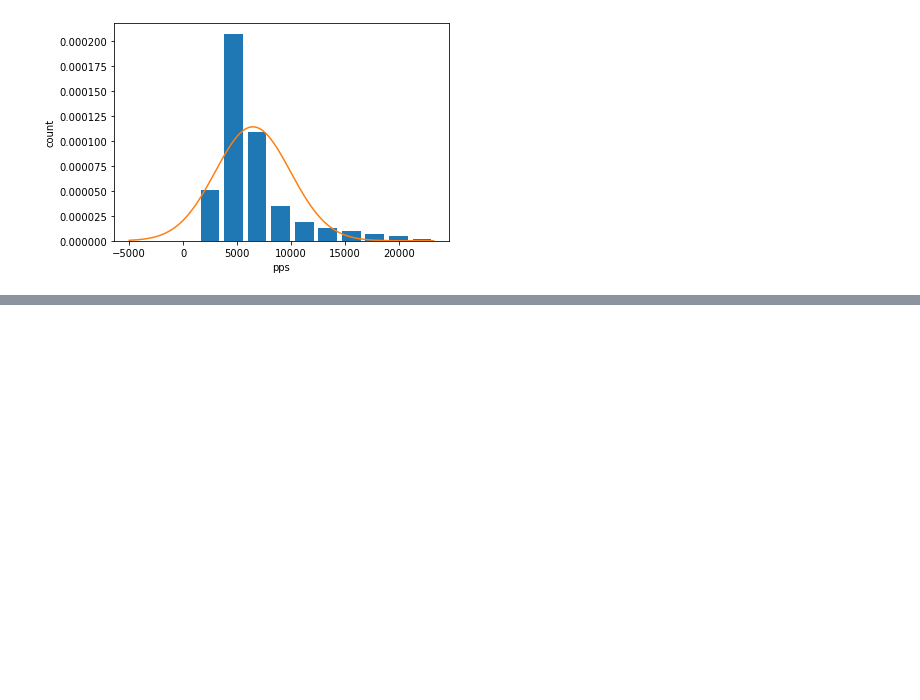
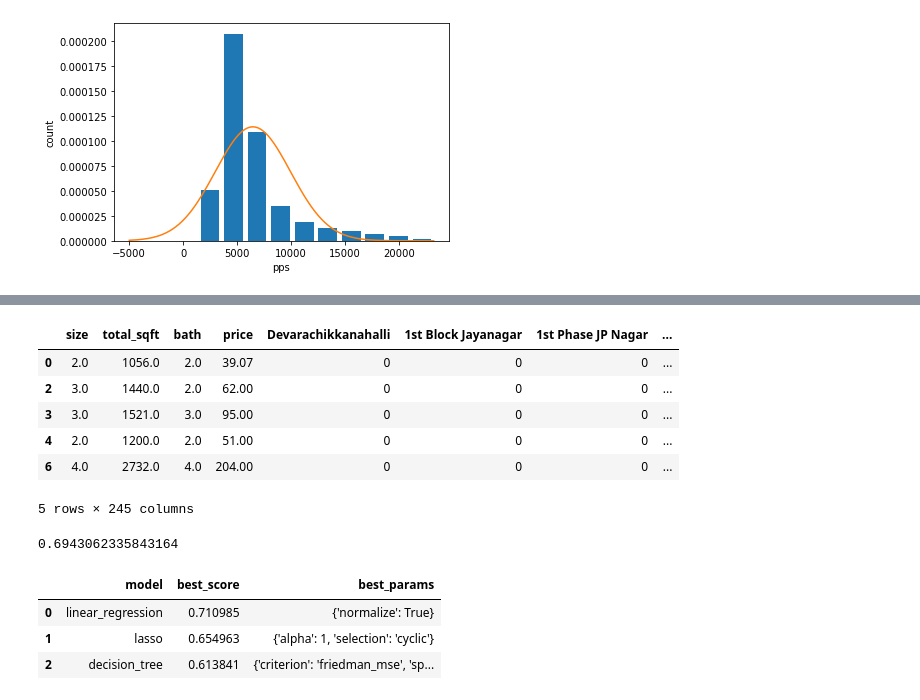
Before and after one commit to HarshitJain28/py, a Jupyter notebook: project1/Bengaluru_House_Pricing.ipynb, the cells around one changed output, grey strips where cells are left out. Saved outputs shown, nothing was run; the diff lists cells and outputs as text; code cells hidden in the pictures; blank space fills up the shorter version.

Commit message:
Model_built_Project1

```diff
--- a/project1/Bengaluru_House_Pricing.ipynb
+++ b/project1/Bengaluru_House_Pricing.ipynb
@@ -290,0 +382,11 @@ plt.plot(rng,norm.pdf(rng,df5.price_per_sqft.mean(),df5.price_per_sqft.std()))
+# %%
+df8 = pd.concat([df7.drop(['location'],axis='columns'),dummies.drop(['Other'],axis='columns')],axis='columns')
+df8.head()
+# %% [output]
+|  | size | total_sqft | bath | price | Devarachikkanahalli | 1st Block Jayanagar | 1st Phase JP Nagar | ... |
+| 0 | 2.0 | 1056.0 | 2.0 | 39.07 | 0 | 0 | 0 | ... |
+| 2 | 3.0 | 1440.0 | 2.0 | 62.00 | 0 | 0 | 0 | ... |
+| 3 | 3.0 | 1521.0 | 3.0 | 95.00 | 0 | 0 | 0 | ... |
+| 4 | 2.0 | 1200.0 | 2.0 | 51.00 | 0 | 0 | 0 | ... |
+| 6 | 4.0 | 2732.0 | 4.0 | 204.00 | 0 | 0 | 0 | ... |
+5 rows × 245 columns
@@ -290,0 +399,55 @@ plt.plot(rng,norm.pdf(rng,df5.price_per_sqft.mean(),df5.price_per_sqft.std()))
+# %%
+from sklearn.linear_model import LinearRegression
+model_lr = LinearRegression()
+model_lr.fit(X_train,y_train)
+model_lr.score(X_test,y_test)
+# %% [output]
+0.6943062335843164
+# %%
+from sklearn.model_selection import GridSearchCV
+from sklearn.model_selection import ShuffleSplit
+from sklearn.linear_model import Lasso
+from sklearn.tree import DecisionTreeRegressor
+
+def find_best_model_using_gridsearchcv(X,y):
+    algos = {
+        'linear_regression' : {
+            'model': LinearRegression(),
+            'params': {
+                'normalize': [True, False]
+            }
+        },
+        'lasso': {
+            'model': Lasso(),
+            'params': {
+                'alpha': [1,2],
+                'selection': ['random', 'cyclic']
+            }
+        },
+        'decision_tree': {
+            'model': DecisionTreeRegressor(),
+            'params': {
+                'criterion' : ['mse','friedman_mse'],
+                'splitter': ['best','random']
+            }
+        }
+    }
+    scores = []
+    cv = ShuffleSplit(n_splits=5, test_size=0.2, random_state=0)
+    for algo_name, config in algos.items():
+        gs =  GridSearchCV(config['model'], config['params'], cv=cv, return_train_score=False)
+        gs.fit(X,y)
+        scores.append({
+            'model': algo_name,
+            'best_score': gs.best_score_,
+            'best_params': gs.best_params_
+        })
+
+    return pd.DataFrame(scores,columns=['model','best_score','best_params'])
+
+find_best_model_using_gridsearchcv(X,y)
+# %% [output]
+|  | model | best_score | best_params |
+| 0 | linear_regression | 0.710985 | {'normalize': True} |
+| 1 | lasso | 0.654963 | {'alpha': 1, 'selection': 'cyclic'} |
+| 2 | decision_tree | 0.613841 | {'criterion': 'friedman_mse', 'sp... |
```
Also changed, not shown: parts of 11 cells of this notebook, 2 other files.
